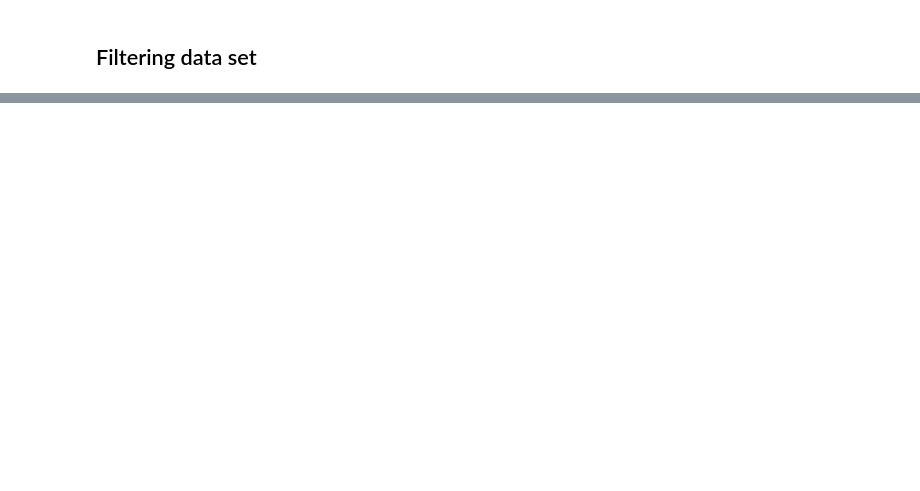
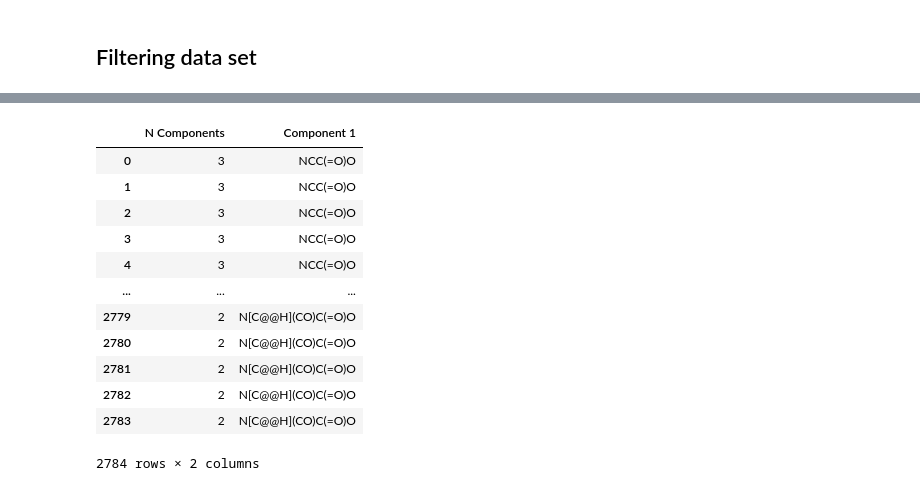
Before and after one commit to barmoral/evaluator-ThermoML, a Jupyter notebook: evaluator_osmcoeff.ipynb, the cells around one changed output, grey strips where cells are left out. Saved outputs shown, nothing was run; the diff lists cells and outputs as text; code cells hidden in the pictures; blank space fills up the shorter version.

```diff
--- a/evaluator_osmcoeff.ipynb
+++ b/evaluator_osmcoeff.ipynb
@@ -118,0 +139,16 @@ data_set.to_pandas()
+# %%
+df_osmotic[['N Components','Component 1']]
+# %% [output]
+|  | N Components | Component 1 |
+| 0 | 3 | NCC(=O)O |
+| 1 | 3 | NCC(=O)O |
+| 2 | 3 | NCC(=O)O |
+| 3 | 3 | NCC(=O)O |
+| 4 | 3 | NCC(=O)O |
+| ... | ... | ... |
+| 2779 | 2 | N[C@@H](CO)C(=O)O |
+| 2780 | 2 | N[C@@H](CO)C(=O)O |
+| 2781 | 2 | N[C@@H](CO)C(=O)O |
+| 2782 | 2 | N[C@@H](CO)C(=O)O |
+| 2783 | 2 | N[C@@H](CO)C(=O)O |
+2784 rows × 2 columns
```
Also changed, not shown: parts of 39 cells of this notebook.
